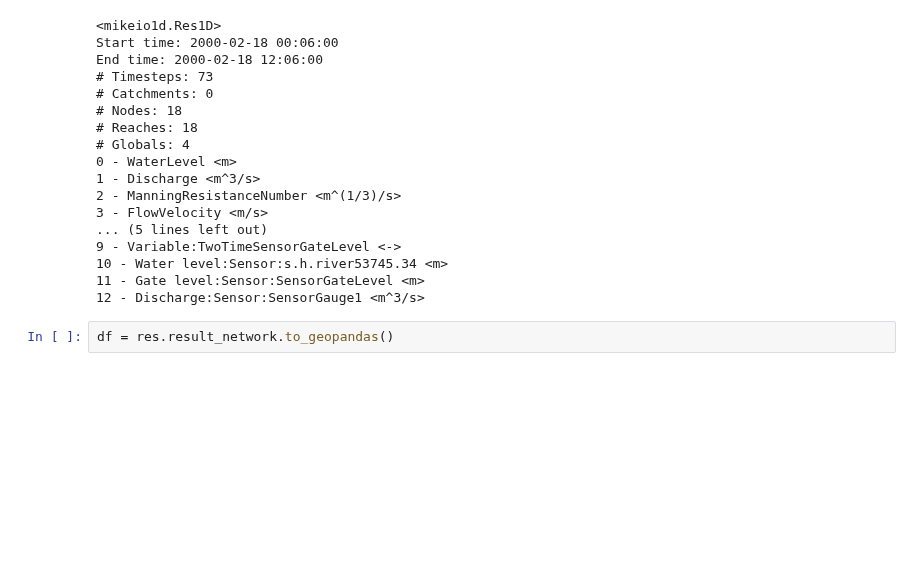
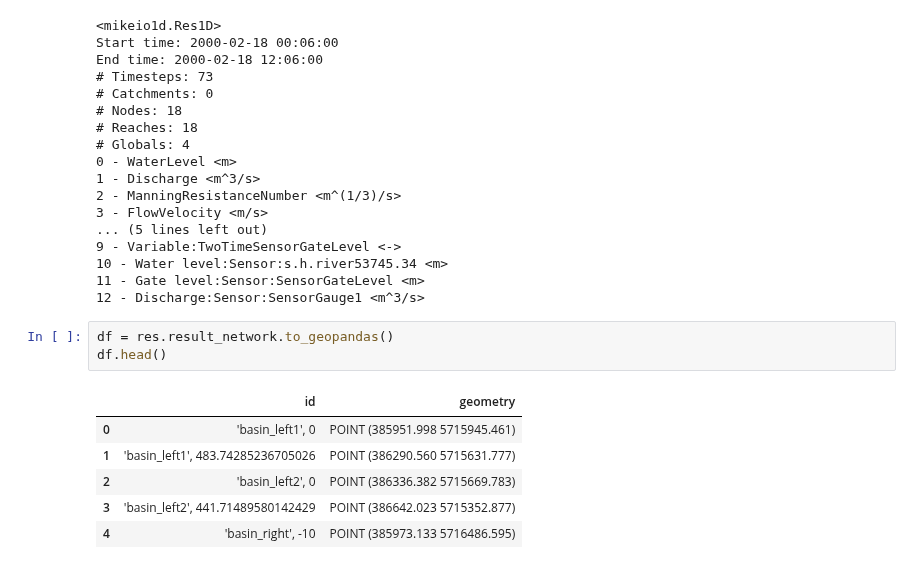
Before and after one commit to DHI/mikeio1d, a Jupyter notebook: notebooks/res1d_export_to_shapefile.ipynb, the cells around one changed output. Drawn from its saved outputs; the diff is of its cells as text; blank space fills up the shorter version.

```diff
--- a/notebooks/res1d_export_to_shapefile.ipynb
+++ b/notebooks/res1d_export_to_shapefile.ipynb
@@ -24,3 +31,11 @@ End time: 2000-02-18 12:06:00
 12 - Discharge:Sensor:SensorGauge1 <m^3/s>
 # %%
 df = res.result_network.to_geopandas()
+df.head()
+# %% [output]
+|  | id | geometry |
+| 0 | 'basin_left1', 0 | POINT (385951.998 5715945.461) |
+| 1 | 'basin_left1', 483.74285236705026 | POINT (386290.560 5715631.777) |
+| 2 | 'basin_left2', 0 | POINT (386336.382 5715669.783) |
+| 3 | 'basin_left2', 441.71489580142429 | POINT (386642.023 5715352.877) |
+| 4 | 'basin_right', -10 | POINT (385973.133 5716486.595) |
```
Also changed, not shown: parts of 17 cells of this notebook, 3 other files.
